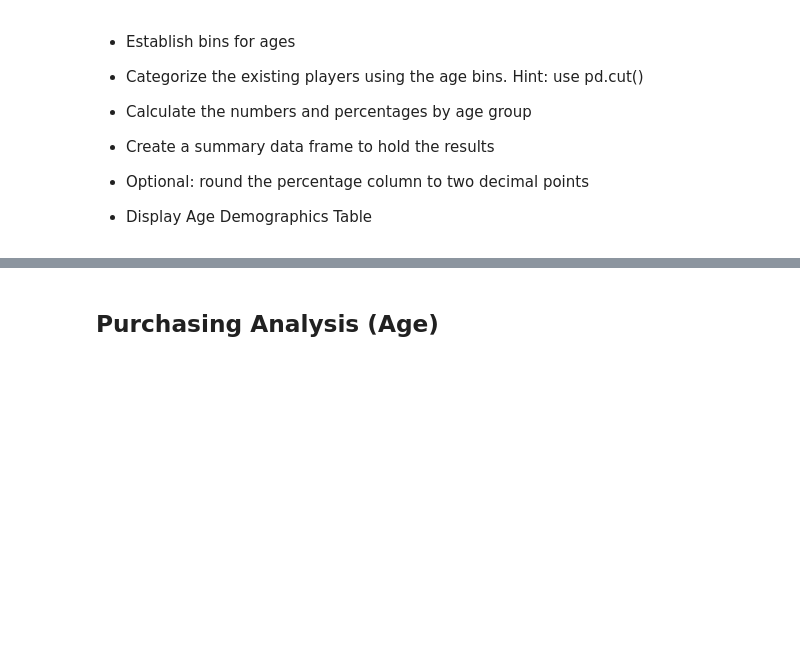
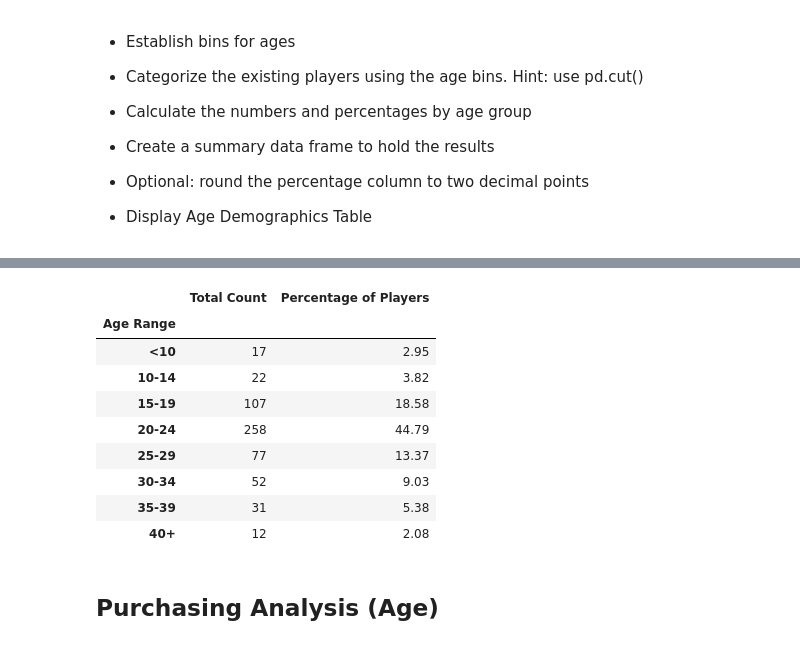
Before and after one commit to psulzen/pandas-challenge, a Jupyter notebook: HeroesOfPymoli/HeroesOfPymoli.ipynb, the cells around one changed output, grey strips where cells are left out. Cells and saved outputs as stored; diff of their text form; code cells hidden in the pictures; blank space fills up the shorter version.

```diff
--- a/HeroesOfPymoli/HeroesOfPymoli.ipynb
+++ b/HeroesOfPymoli/HeroesOfPymoli.ipynb
@@ -370,3 +197,47 @@ international_duration.head(10)
+# %%
+# Create the 9 bins
+bins = [0, 9, 14, 19, 24, 29, 34, 39, 999]
+
+# Create the  names for the 8 bins
+group_names = ["<10","10-14","15-19", "20-24", "25-29", "30-34", "35-39", "40+"]
+
+# Create a data frame with unique players
+Unique_df =  purchase_data.groupby(['SN']).max()
+
+# Apply the age bins, as compared to the Age column
+Unique_df["Age Range"] = pd.cut(Unique_df["Age"], bins, labels=group_names)
+
+# Group by the Age bins
+Unique_df = Unique_df.groupby("Age Range")
+
+# Create a new df of the grouped by object and reset the index so we can manipulate it
+new_df = Unique_df.count().reset_index("Age Range")
+
+# Add a Percentage of players column by dividing the count, which we could have gotten from any
+# column but we arbitrarily got from the Price column, and divide by unique # players, then multiply by 100 for %
+new_df["Percentage of Players"]=new_df["Price"]/total_unique_players*100
+
+# Only select the columns we need
+new_df = new_df[["Age Range","Price","Percentage of Players"]]
+
+# Set the index because it looks nicer
+new_df.set_index('Age Range',inplace=True)
+
+# Rename the Price Column because it was really holding the count
+new_df = new_df.rename(columns={"Price":"Total Count"})
+
+new_df.round(2)
+# %% [output]
+|  | Total Count | Percentage of Players |
+| Age Range |  |  |
+| <10 | 17 | 2.95 |
+| 10-14 | 22 | 3.82 |
+| 15-19 | 107 | 18.58 |
+| 20-24 | 258 | 44.79 |
+| 25-29 | 77 | 13.37 |
+| 30-34 | 52 | 9.03 |
+| 35-39 | 31 | 5.38 |
+| 40+ | 12 | 2.08 |
 # %% [markdown]
 ## Purchasing Analysis (Age)
 # %% [markdown]
```
Also changed, not shown: parts of 32 cells of this notebook.
